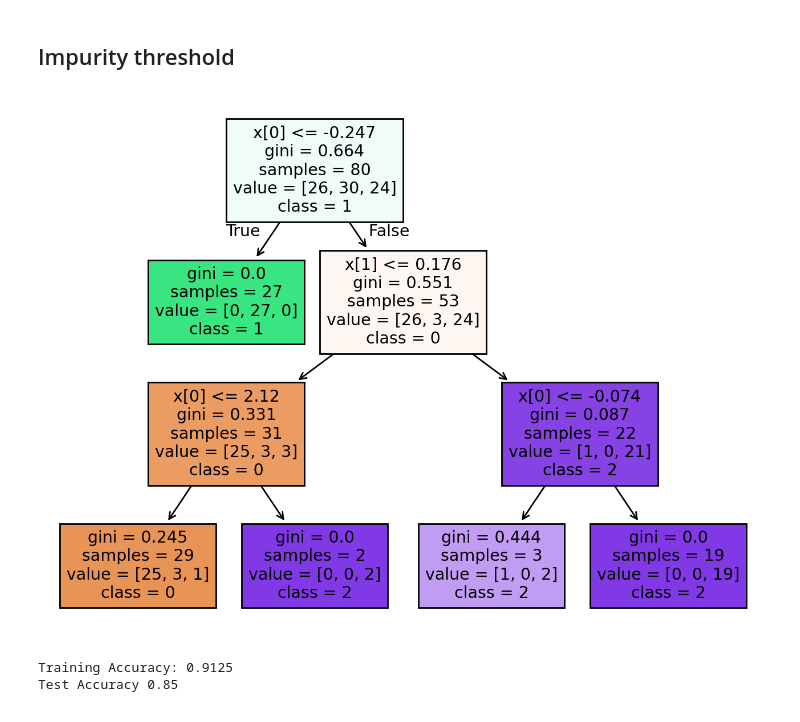
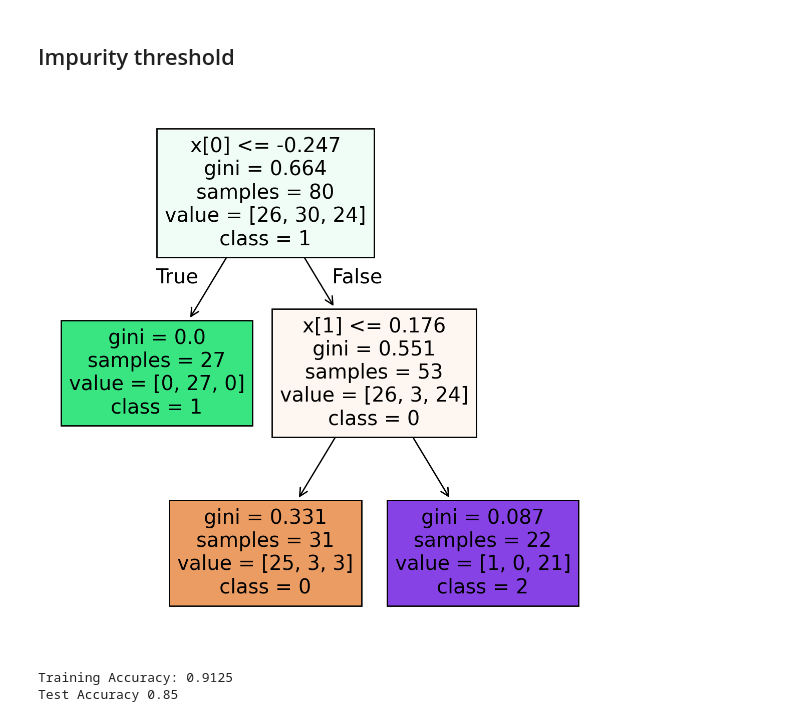
Before and after one commit to kar137/Machine-Learning-Portfolio, a Jupyter notebook: notebooks/Beyond-Linear-Models/Decision-trees-&-KNN/regularization-decision-trees.ipynb, the cells around one changed output. Cells and saved outputs as stored; diff of their text form; code cells hidden in the pictures.

```diff
--- a/notebooks/Beyond-Linear-Models/Decision-trees-&-KNN/regularization-decision-trees.ipynb
+++ b/notebooks/Beyond-Linear-Models/Decision-trees-&-KNN/regularization-decision-trees.ipynb
@@ -59,17 +59,17 @@ Test Accuracy 0.85
 # %%
 clf3 = DecisionTreeClassifier(min_impurity_decrease = 0.1, random_state = 12)
 clf3.fit(X_train, y_train)
 
-fig, axes = plt.subplots(nrows=1, ncols=1, figsize=(8,6), dpi=200)
-plot_tree(clf2, feature_names=X_train.columns if hasattr(X_train, "columns") else None,
+fig, axes = plt.subplots(nrows=1, ncols=1, figsize=(7,7), dpi=200)
+plot_tree(clf3, feature_names=X_train.columns if hasattr(X_train, "columns") else None,
           class_names=[str(cls) for cls in clf1.classes_],
           filled=True)
 plt.show()
 
 from sklearn.metrics import accuracy_score
 print("Training Accuracy:", accuracy_score(y_train, clf3.predict(X_train)))
 print("Test Accuracy",accuracy_score(y_test, clf3.predict(X_test)))
 # %% [output]
-[figure, old version]
+[figure, new version]
 Training Accuracy: 0.9125
 Test Accuracy 0.85
```
Also changed, not shown: parts of 2 cells of this notebook.
